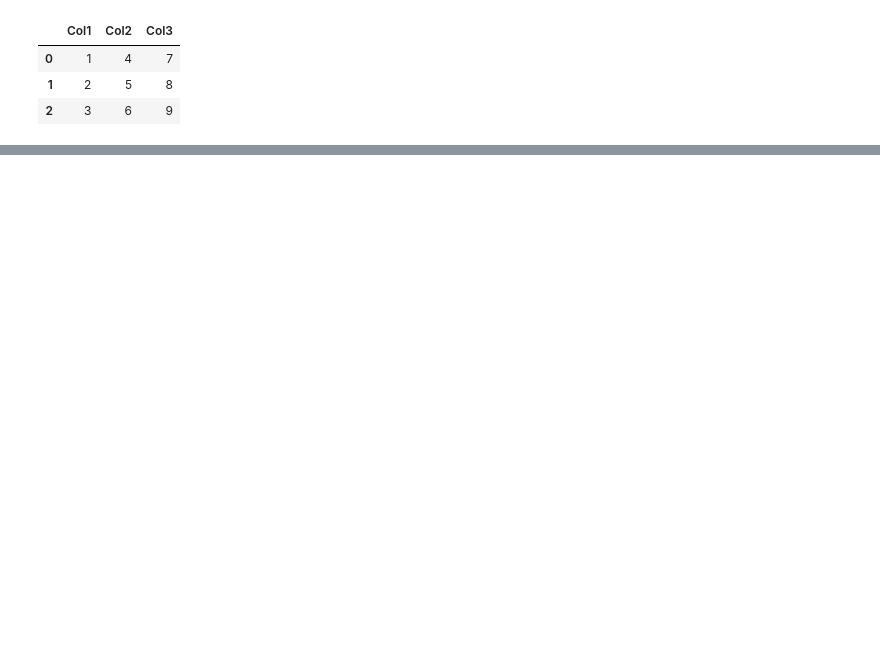
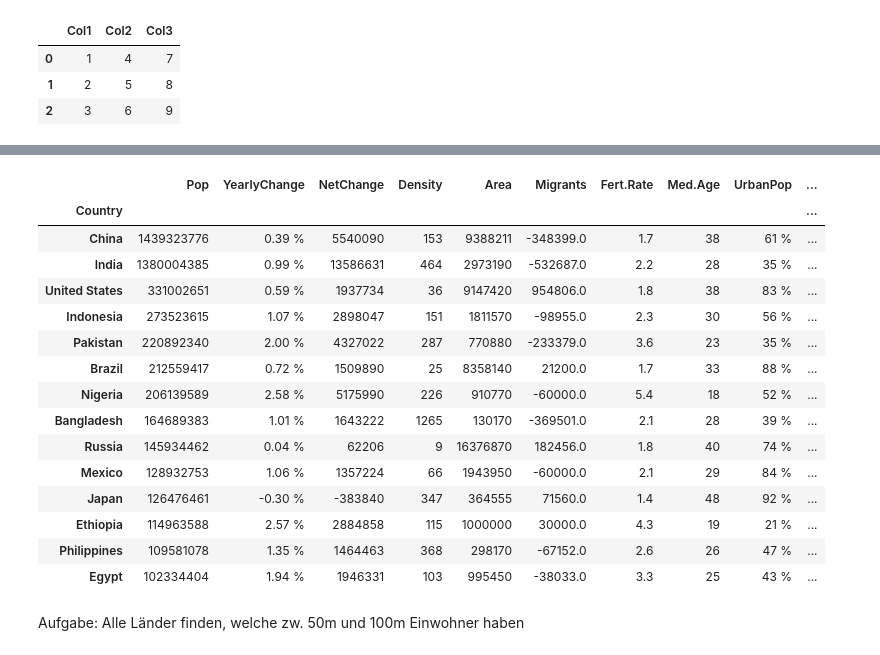
Before and after one commit to ppedvAG/Python-MachineLearningundVisualisierung-243656, a Jupyter notebook: M003.ipynb, the cells around one changed output, grey strips where cells are left out. Cells and saved outputs as stored; diff of their text form; code cells hidden in the pictures; blank space fills up the shorter version.

```diff
--- a/M003.ipynb
+++ b/M003.ipynb
@@ -102,0 +409,21 @@ pd.read_csv("Data/PopulationData.csv")
+# %%
+data[data["Pop"] > 100_000_000]
+# %% [output]
+|  | Pop | YearlyChange | NetChange | Density | Area | Migrants | Fert.Rate | Med.Age | UrbanPop | ... |
+| Country |  |  |  |  |  |  |  |  |  | ... |
+| China | 1439323776 | 0.39 % | 5540090 | 153 | 9388211 | -348399.0 | 1.7 | 38 | 61 % | ... |
+| India | 1380004385 | 0.99 % | 13586631 | 464 | 2973190 | -532687.0 | 2.2 | 28 | 35 % | ... |
+| United States | 331002651 | 0.59 % | 1937734 | 36 | 9147420 | 954806.0 | 1.8 | 38 | 83 % | ... |
+| Indonesia | 273523615 | 1.07 % | 2898047 | 151 | 1811570 | -98955.0 | 2.3 | 30 | 56 % | ... |
+| Pakistan | 220892340 | 2.00 % | 4327022 | 287 | 770880 | -233379.0 | 3.6 | 23 | 35 % | ... |
+| Brazil | 212559417 | 0.72 % | 1509890 | 25 | 8358140 | 21200.0 | 1.7 | 33 | 88 % | ... |
+| Nigeria | 206139589 | 2.58 % | 5175990 | 226 | 910770 | -60000.0 | 5.4 | 18 | 52 % | ... |
+| Bangladesh | 164689383 | 1.01 % | 1643222 | 1265 | 130170 | -369501.0 | 2.1 | 28 | 39 % | ... |
+| Russia | 145934462 | 0.04 % | 62206 | 9 | 16376870 | 182456.0 | 1.8 | 40 | 74 % | ... |
+| Mexico | 128932753 | 1.06 % | 1357224 | 66 | 1943950 | -60000.0 | 2.1 | 29 | 84 % | ... |
+| Japan | 126476461 | -0.30 % | -383840 | 347 | 364555 | 71560.0 | 1.4 | 48 | 92 % | ... |
+| Ethiopia | 114963588 | 2.57 % | 2884858 | 115 | 1000000 | 30000.0 | 4.3 | 19 | 21 % | ... |
+| Philippines | 109581078 | 1.35 % | 1464463 | 368 | 298170 | -67152.0 | 2.6 | 26 | 47 % | ... |
+| Egypt | 102334404 | 1.94 % | 1946331 | 103 | 995450 | -38033.0 | 3.3 | 25 | 43 % | ... |
+# %% [markdown]
+Aufgabe: Alle Länder finden, welche zw. 50m und 100m Einwohner haben
```
Also changed, not shown: parts of 50 cells of this notebook, 1 other file.
